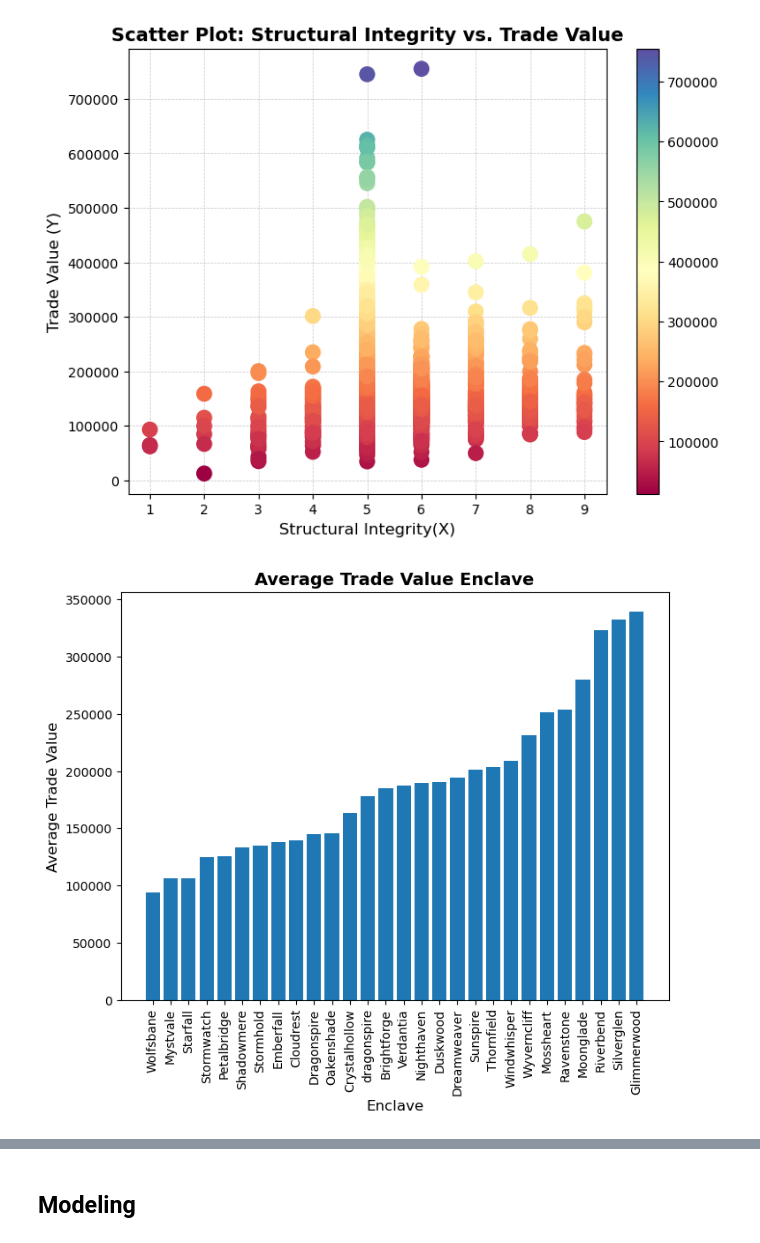
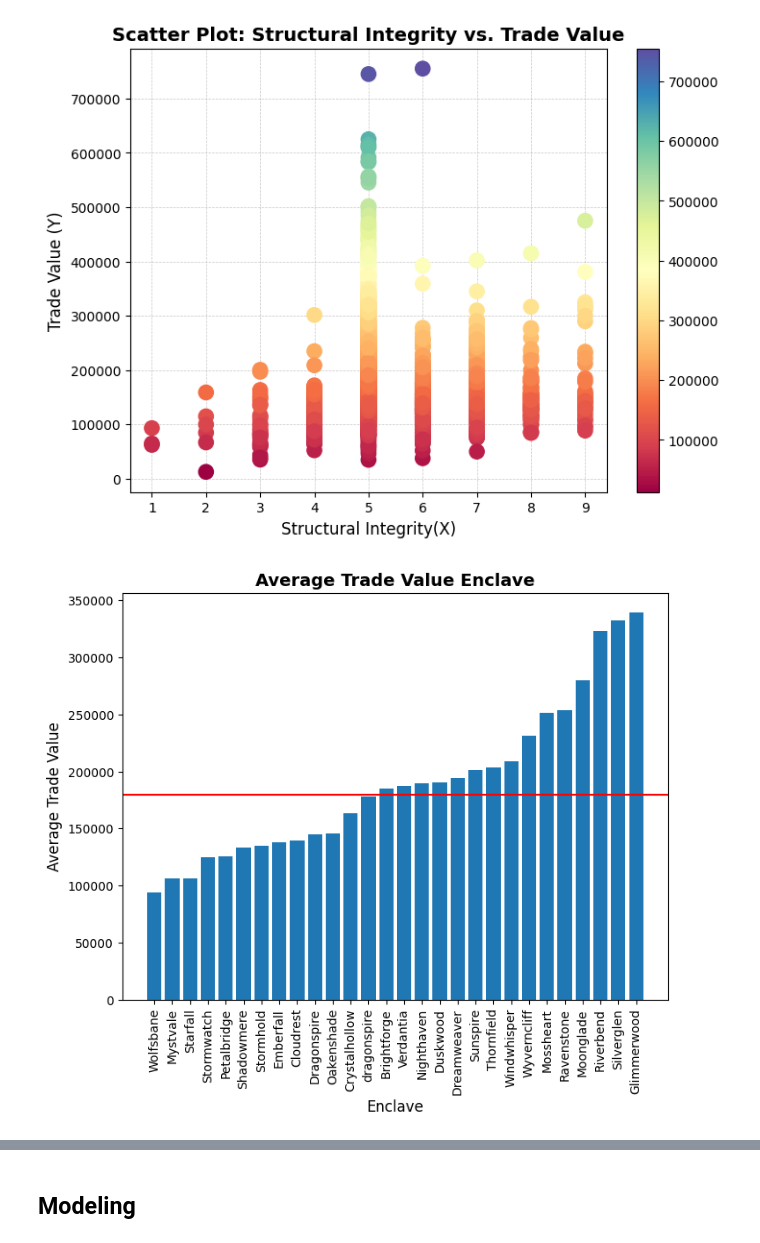
Before and after one commit to rayansamman/Slavic-Sultanate, a Jupyter notebook: src/second-iteration.ipynb, the cells around one changed output, grey strips where cells are left out. Cells and saved outputs as stored; diff of their text form; code cells hidden in the pictures.

```diff
--- a/src/second-iteration.ipynb
+++ b/src/second-iteration.ipynb
@@ -207,18 +208,19 @@ plt.show()
 # %%
 # Compute the average TradeValue per Enclave
 avgTradeValuePerEnclave = df.groupby('Enclave')['TradeValue'].mean().sort_values()
-filtered_avgEnclave = avgTradeValuePerEnclave[avgTradeValuePerEnclave > 200000]
+filtered_avgEnclave = avgTradeValuePerEnclave[avgTradeValuePerEnclave > 180000]
 
 # Plot the bar chart
 plt.bar(avgTradeValuePerEnclave.index, avgTradeValuePerEnclave.values)
 
 
 
 # Labels and title
 plt.xlabel("Enclave", fontsize=12)
 plt.ylabel("Average Trade Value", fontsize=12)
+plt.axhline(180000, color='red', alpha=1)
 plt.title("Average Trade Value Enclave", fontsize=14, fontweight='bold')
 plt.xticks(rotation='vertical')
 plt.show()
 # %% [output]
-[figure, old version]
+[figure, new version]
```
Also changed, not shown: parts of 6 cells of this notebook, 1 other file.
